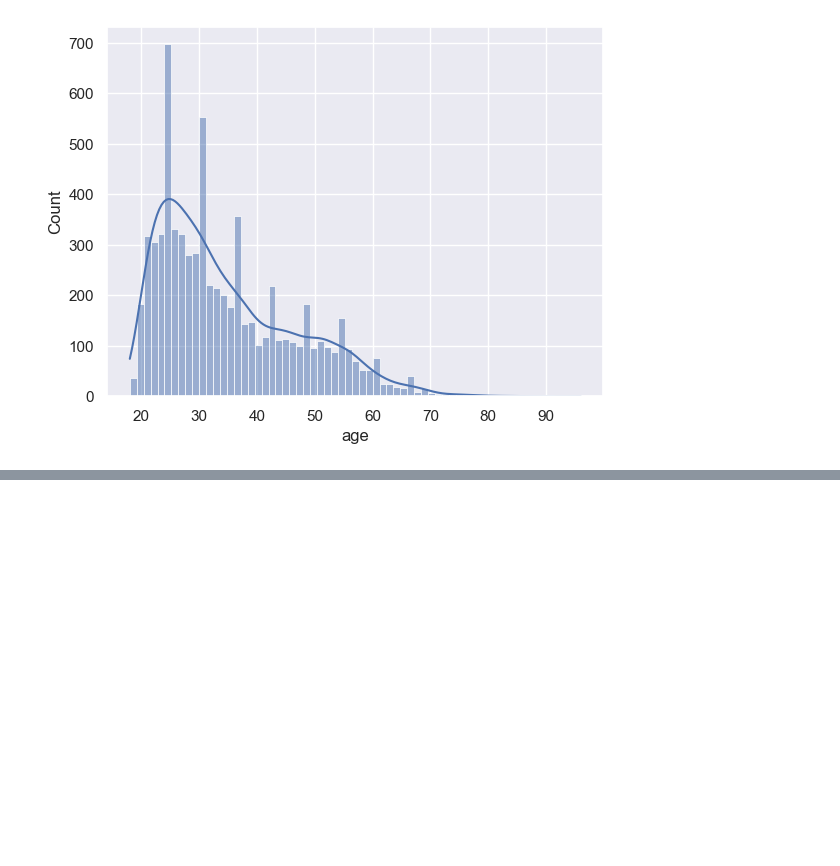
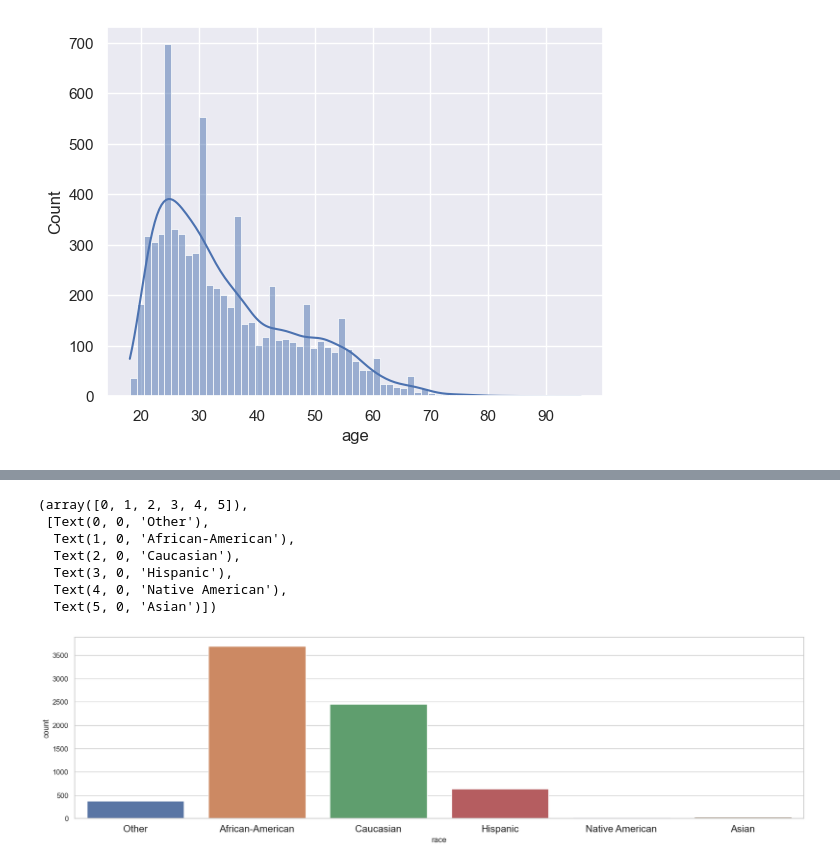
Before and after one commit to Pinkwinx/DataScience1, a Jupyter notebook: Code Templates/SeabornFundamentals.ipynb, the cells around one changed output, grey strips where cells are left out. Saved outputs shown, nothing was run; the diff lists cells and outputs as text; code cells hidden in the pictures; blank space fills up the shorter version.

```diff
--- a/Code Templates/SeabornFundamentals.ipynb
+++ b/Code Templates/SeabornFundamentals.ipynb
@@ -58,0 +74,13 @@ sns.histplot(x=df["age"], kde=True, bins=65)
+# %%
+plt.figure(figsize=(20,5))
+sns.countplot(x=df["race"])
+plt.xticks(fontsize = 15)
+# %% [output]
+(array([0, 1, 2, 3, 4, 5]),
+ [Text(0, 0, 'Other'),
+  Text(1, 0, 'African-American'),
+  Text(2, 0, 'Caucasian'),
+  Text(3, 0, 'Hispanic'),
+  Text(4, 0, 'Native American'),
+  Text(5, 0, 'Asian')])
+[figure, added]
```
Also changed, not shown: parts of 2 cells of this notebook.
